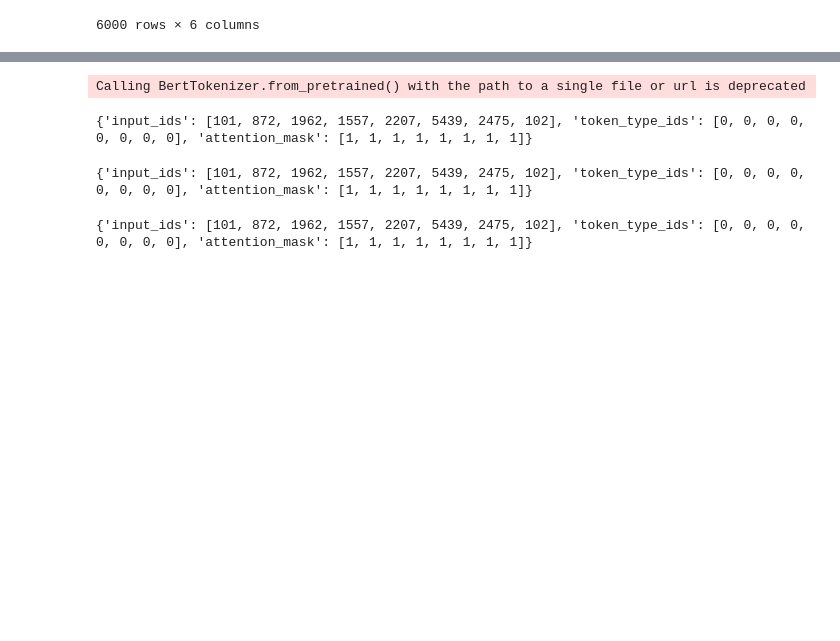
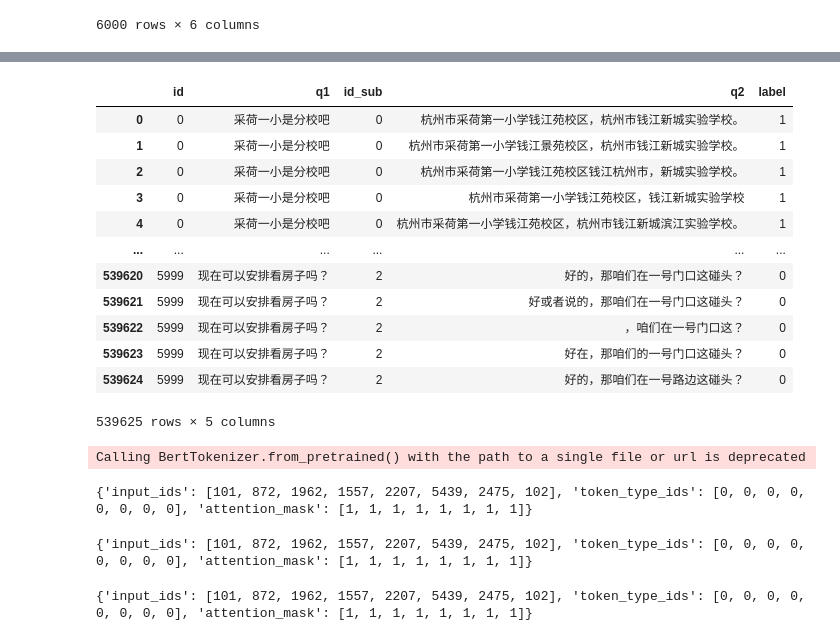
Before and after one commit to AlfredWGA/House-Property-QA, a Jupyter notebook: data/raw_data/stats.ipynb, the cells around one changed output, grey strips where cells are left out. Saved outputs shown, nothing was run; the diff lists cells and outputs as text; code cells hidden in the pictures; blank space fills up the shorter version.

```diff
--- a/data/raw_data/stats.ipynb
+++ b/data/raw_data/stats.ipynb
@@ -441,0 +363,3 @@ train_df_aug.to_csv(RAW_DATA_PATH/'train/train_aug_answer_only.tsv', sep='\t', i
+# %%
+train_df_aug_full = pd.merge(train_query_aug, train_reply_aug, how='left')
+train_df_aug_full = train_df_aug_full[['id', 'q1', 'id_sub', 'q2', 'label']]
@@ -441,0 +370,16 @@ train_df_aug.to_csv(RAW_DATA_PATH/'train/train_aug_answer_only.tsv', sep='\t', i
+# %%
+train_df_aug_full
+# %% [output]
+|  | id | q1 | id_sub | q2 | label |
+| 0 | 0 | 采荷一小是分校吧 | 0 | 杭州市采荷第一小学钱江苑校区，杭州市钱江新城实验学校。 | 1 |
+| 1 | 0 | 采荷一小是分校吧 | 0 | 杭州市采荷第一小学钱江景苑校区，杭州市钱江新城实验学校。 | 1 |
+| 2 | 0 | 采荷一小是分校吧 | 0 | 杭州市采荷第一小学钱江苑校区钱江杭州市，新城实验学校。 | 1 |
+| 3 | 0 | 采荷一小是分校吧 | 0 | 杭州市采荷第一小学钱江苑校区，钱江新城实验学校 | 1 |
+| 4 | 0 | 采荷一小是分校吧 | 0 | 杭州市采荷第一小学钱江苑校区，杭州市钱江新城滨江实验学校。 | 1 |
+| ... | ... | ... | ... | ... | ... |
+| 539620 | 5999 | 现在可以安排看房子吗？ | 2 | 好的，那咱们在一号门口这碰头？ | 0 |
+| 539621 | 5999 | 现在可以安排看房子吗？ | 2 | 好或者说的，那咱们在一号门口这碰头？ | 0 |
+| 539622 | 5999 | 现在可以安排看房子吗？ | 2 | ，咱们在一号门口这？ | 0 |
+| 539623 | 5999 | 现在可以安排看房子吗？ | 2 | 好在，那咱们的一号门口这碰头？ | 0 |
+| 539624 | 5999 | 现在可以安排看房子吗？ | 2 | 好的，那咱们在一号路边这碰头？ | 0 |
+539625 rows × 5 columns
```
Also changed, not shown: parts of 37 cells of this notebook, 3 other files.
